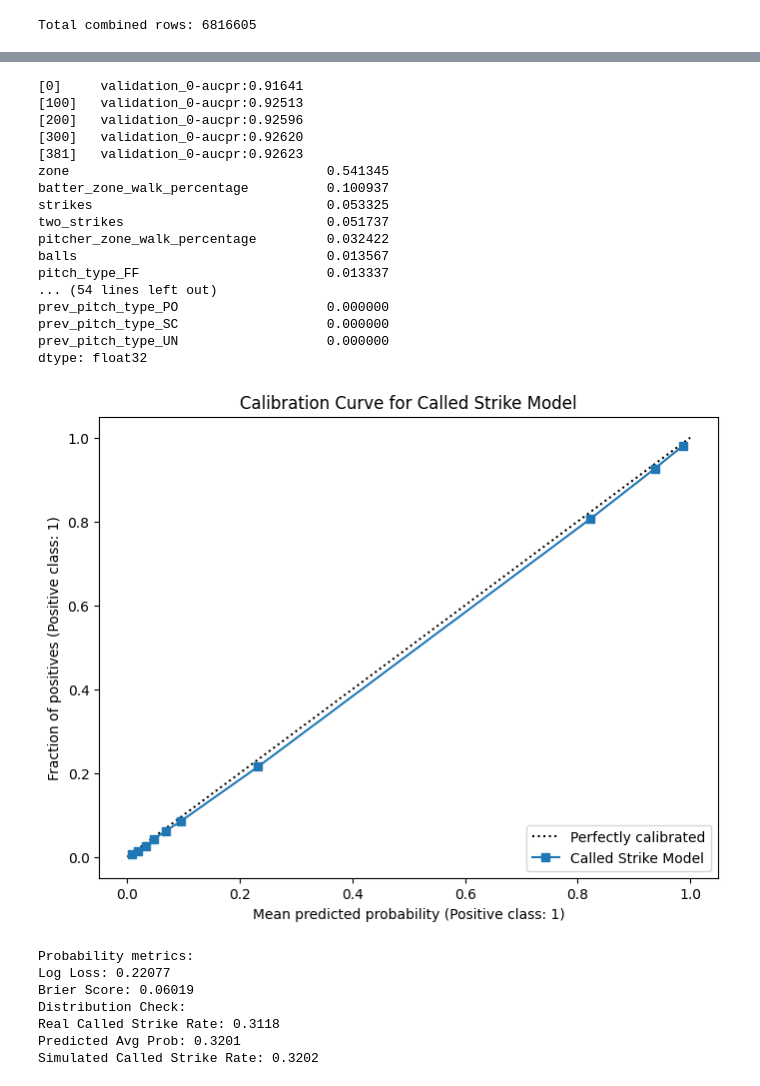
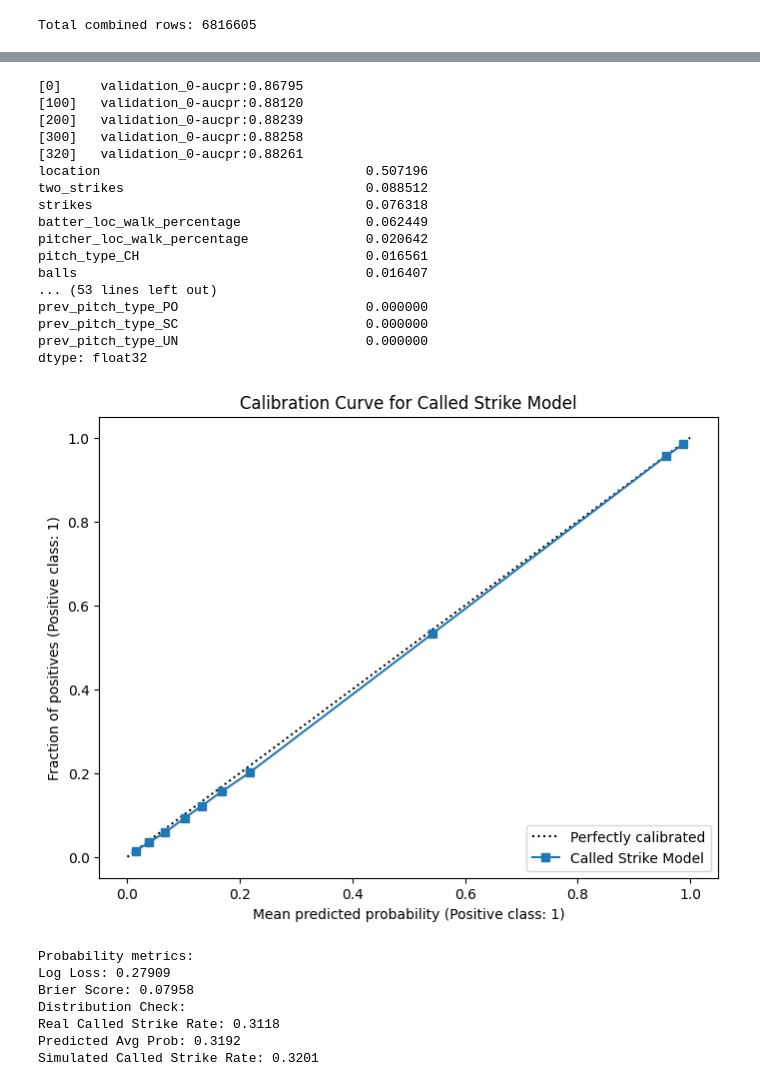
Before and after one commit to PitchCraftBaseball/pitchcraft-model, a Jupyter notebook: rnn_support_models/transition_model/transition_model.ipynb, the cells around one changed output, grey strips where cells are left out. Drawn from its saved outputs; the diff is of its cells as text; code cells hidden in the pictures.

```diff
--- a/rnn_support_models/transition_model/transition_model.ipynb
+++ b/rnn_support_models/transition_model/transition_model.ipynb
@@ -437,10 +453,11 @@ take_data['called_strike'] = (take_data['description'] == 'called_strike').astyp
 
 X_take_features = [col for col in take_data.columns if col not in [
     'target', 'outcome', 'game_date', 'game_pk', 'pitch_number', 'called_strike', 'description',
-    'batter_prev_whiff_rate', 'pitcher_prev_whiff_rate', 'batter_pitch_whiff_rate', 'pitcher_pitch_whiff_rate',
-    'batter_prev_chase_rate', 'pitcher_prev_chase_rate', 'batter_zone_swing_percentage', 'pitcher_zone_swing_percentage',
-    'batter_pitch_putaway_rate', 'pitcher_pitch_putaway_rate', 'batter_prev_meatball_swing_rate', 'pitcher_prev_meatball_swing_rate',
-    'batter_prev_first_pitch_swing_rate', 'pitcher_prev_first_pitch_swing_rate', 'batter_prev_zone_contact_rate', 'pitcher_prev_zone_contact_rate'
+    'batter_prev_whiff_percentage', 'pitcher_prev_whiff_percentage', 'batter_pitch_whiff_percentage', 'pitcher_pitch_whiff_percentage',
+    'batter_prev_chase_percentage', 'pitcher_prev_chase_percentage', 'batter_loc_swing_percentage', 'pitcher_loc_swing_percentage',
+    'batter_loc_foul_percentage', 'pitcher_loc_foul_percentage', 'batter_loc_whiff_percentage', 'pitcher_loc_whiff_percentage',
+    'batter_prev_meatball_swing_percentage', 'pitcher_prev_meatball_swing_percentage',
+    'batter_prev_first_pitch_swing_percentage', 'pitcher_prev_first_pitch_swing_percentage', 'batter_prev_zone_contact_percentage', 'pitcher_prev_zone_contact_percentage'
 ]]
 
 take_data = take_data.sort_values(['game_date', 'game_pk', 'pitch_number'])
@@ -450,18 +467,18 @@ length = len(take_data)
 train_end = int(length * 0.7)
 val_end = int(length * 0.85)
 
-train_data = take_data.iloc[:train_end]
-val_data = take_data.iloc[train_end:val_end]
-test_data = take_data.iloc[val_end:]
+take_train_data = take_data.iloc[:train_end]
+take_val_data = take_data.iloc[train_end:val_end]
+take_test_data = take_data.iloc[val_end:]
 
-X_take_train = train_data[X_take_features]
-y_take_train = train_data['called_strike']
+X_take_train = take_train_data[X_take_features]
+y_take_train = take_train_data['called_strike']
 
-X_take_val = val_data[X_take_features]
-y_take_val = val_data['called_strike']
+X_take_val = take_val_data[X_take_features]
+y_take_val = take_val_data['called_strike']
 
-X_take_test = test_data[X_take_features]
-y_take_test = test_data['called_strike']
+X_take_test = take_test_data[X_take_features]
+y_take_test = take_test_data['called_strike']
 
 xgb_take = xgb.XGBClassifier(
     objective='binary:logistic',
@@ -491,7 +508,7 @@ y_take_proba = calibrated_take.predict_proba(X_take_test)[:, 1]
 joblib.dump({
     "model": calibrated_take,
     "features": X_take_features
-}, "models/called_strike_model_v1.pkl")
+}, "models/called_strike_model_v2.pkl")
 
 importance = pd.Series(
     xgb_take.feature_importances_,
@@ -503,57 +520,57 @@ fig, ax = plt.subplots(figsize=(8, 6))
 CalibrationDisplay.from_predictions(
     (y_take_test == 1).astype(int),
     y_take_proba,
     n_bins=10,
     ax=ax,
     strategy='quantile',
     name='Called Strike Model'
 )
 plt.title('Calibration Curve for Called Strike Model')
 plt.show()
 
 ll = log_loss(y_take_test, y_take_proba)
 brier_score = brier_score_loss(y_take_test, y_take_proba)
 
 print('Probability metrics:')
 print(f'Log Loss: {ll:.5f}')
 print(f'Brier Score: {brier_score:.5f}')
 
 simulated_swings = (np.random.rand(len(y_take_proba)) < y_take_proba).astype(int)
 
 real_rate = y_take_test.mean()
 pred_rate = y_take_proba.mean()
 sim_rate = simulated_swings.mean()
 
 print("Distribution Check:")
 print(f"Real Called Strike Rate: {real_rate:.4f}")
 print(f"Predicted Avg Prob: {pred_rate:.4f}")
 print(f"Simulated Called Strike Rate: {sim_rate:.4f}")
 # %% [output]
-[0]     validation_0-aucpr:0.91641
-[100]   validation_0-aucpr:0.92513
-[200]   validation_0-aucpr:0.92596
-[300]   validation_0-aucpr:0.92620
-[381]   validation_0-aucpr:0.92623
-zone                                 0.541345
-batter_zone_walk_percentage          0.100937
-strikes                              0.053325
-two_strikes                          0.051737
-pitcher_zone_walk_percentage         0.032422
-balls                                0.013567
-pitch_type_FF                        0.013337
-... (54 lines left out)
-prev_pitch_type_PO                   0.000000
-prev_pitch_type_SC                   0.000000
-prev_pitch_type_UN                   0.000000
+[0]     validation_0-aucpr:0.86795
+[100]   validation_0-aucpr:0.88120
+[200]   validation_0-aucpr:0.88239
+[300]   validation_0-aucpr:0.88258
+[320]   validation_0-aucpr:0.88261
+location                                  0.507196
+two_strikes                               0.088512
+strikes                                   0.076318
+batter_loc_walk_percentage                0.062449
+pitcher_loc_walk_percentage               0.020642
+pitch_type_CH                             0.016561
+balls                                     0.016407
+... (53 lines left out)
+prev_pitch_type_PO                        0.000000
+prev_pitch_type_SC                        0.000000
+prev_pitch_type_UN                        0.000000
 dtype: float32
-[figure, old version]
+[figure, new version]
 Probability metrics:
-Log Loss: 0.22077
-Brier Score: 0.06019
+Log Loss: 0.27909
+Brier Score: 0.07958
 Distribution Check:
 Real Called Strike Rate: 0.3118
-Predicted Avg Prob: 0.3201
-Simulated Called Strike Rate: 0.3202
+Predicted Avg Prob: 0.3192
+Simulated Called Strike Rate: 0.3201
 # %%
 def get_pitch_probabilities(X_full: pd.DataFrame, calibrated_swing: CalibratedClassifierCV, calibrated_take: CalibratedClassifierCV) -> pd.DataFrame:
     swing_features = calibrated_swing.estimator.get_booster().feature_names
```
Also changed, not shown: parts of 4 cells of this notebook, 13 other files.
